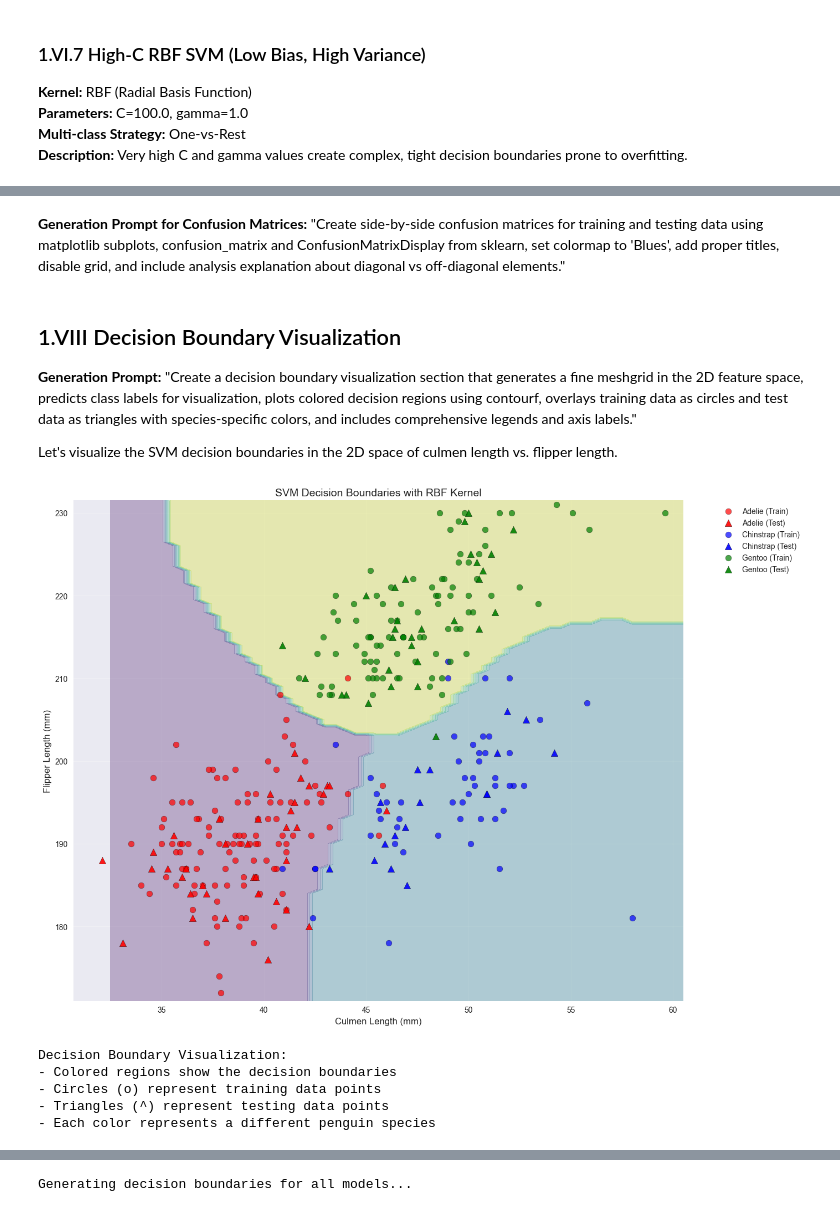
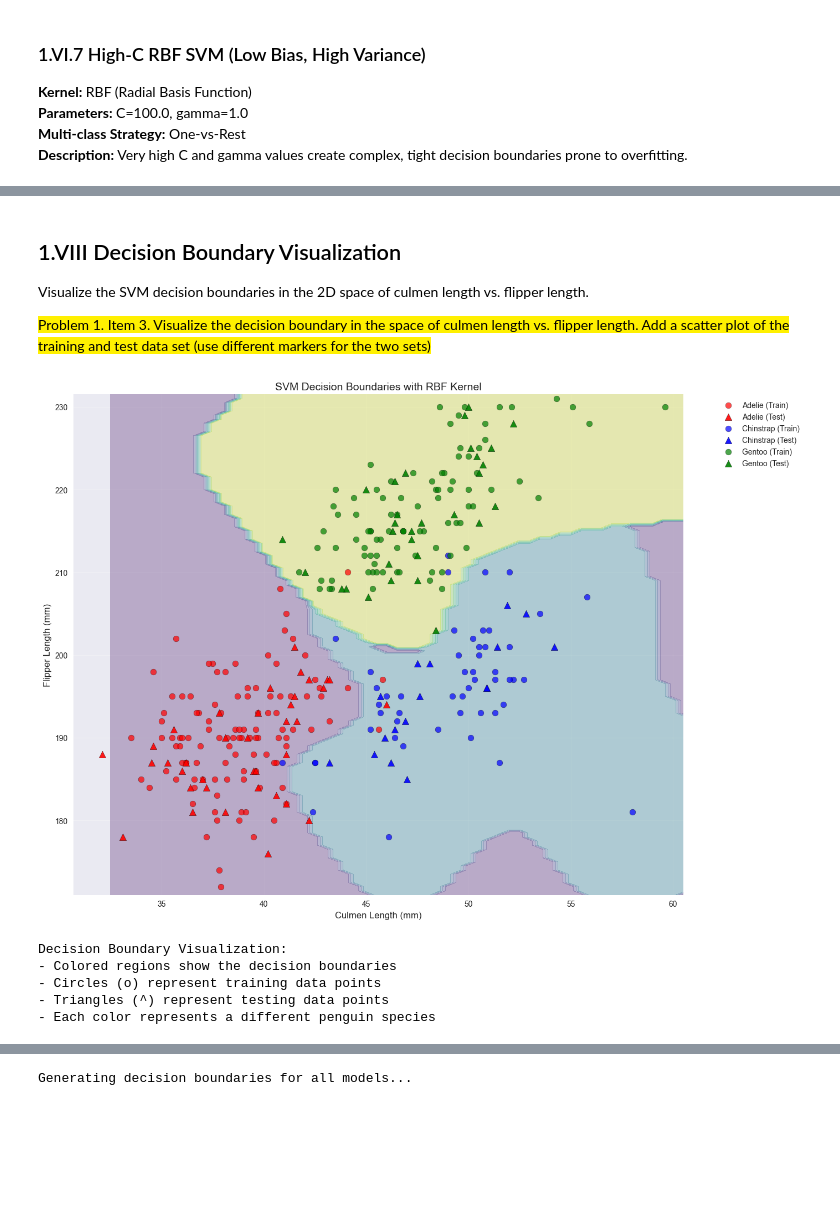
Before and after one commit to jonmaaku/AI221-machine-problems, a Jupyter notebook: mp2/MP2.ipynb, the cells around one changed output, grey strips where cells are left out. Cells and saved outputs as stored; diff of their text form; code cells hidden in the pictures; blank space fills up the shorter version.

```diff
--- a/mp2/MP2.ipynb
+++ b/mp2/MP2.ipynb
@@ -152,13 +152,13 @@ We'll prepare the data for training by selecting the culmen length and flipper l
 # %%
 # Select features: culmen length and flipper length (culmen_length_mm and flipper_length_mm)
-X = df_clean[['culmen_length_mm', 'flipper_length_mm']]
+X = df_clean[[feature_1["access_key"], feature_2["access_key"]]]
 y = df_clean['species']
 
 print("Feature matrix shape:", X.shape)
 print("Target vector shape:", y.shape)
 print("\nFeatures selected:")
-print("- Culmen length (bill_length_mm)")
-print("- Flipper length (flipper_length_mm)")
+print(f"- {feature_1['label']} ({feature_1['access_key']})")
+print(f"- {feature_2['label']} ({feature_2['access_key']})")
 print("\nTarget classes:", y.unique())
 # %% [output]
 Feature matrix shape: (334, 2)
@@ -593,6 +523,6 @@ Let's compare all the models we've trained and identify the best performing one.
 # %%
-# Create comparison table of all models
-import pandas as pd
+# rpompt Create comparison table of all models
+
 
 comparison_data = []
 for model_name, results in model_results.items():
@@ -613,13 +543,24 @@ comparison_df = pd.DataFrame(comparison_data)
 print("=== MODEL COMPARISON TABLE ===")
 print(comparison_df.to_string(index=False))
 
-# Find best model by test accuracy
+# Find the model with the best test accuracy
 best_test_acc = max(model_results.items(), key=lambda x: x[1]['test_accuracy'])
+best_test_acc_models = [name for name, results in model_results.items() if results['test_accuracy'] == best_test_acc[1]['test_accuracy']]
+
+# Find the model with the best test F1-score
 best_test_f1 = max(model_results.items(), key=lambda x: x[1]['test_f1_macro'])
+best_test_f1_models = [name for name, results in model_results.items() if results['test_f1_macro'] == best_test_f1[1]['test_f1_macro']]
 
 print(f"\n=== BEST PERFORMERS ===")
-print(f"Best Test Accuracy: {best_test_acc[0]} ({best_test_acc[1]['test_accuracy']:.4f})")
-print(f"Best Test F1-Score: {best_test_f1[0]} ({best_test_f1[1]['test_f1_macro']:.4f})")
+print(f"Best Test Accuracy: {best_test_acc[1]['test_accuracy']:.4f}")
+print("Models with Best Test Accuracy:")
+for model in best_test_acc_models:
+    print(f"- {model}")
+
+print(f"\nBest Test F1-Score: {best_test_f1[1]['test_f1_macro']:.4f}")
+print("Models with Best Test F1-Score:")
+for model in best_test_f1_models:
+    print(f"- {model}")
 
 # Identify models with good generalization (small accuracy gap)
 print(f"\n=== GENERALIZATION ANALYSIS ===")
@@ -726,19 +665,16 @@ Confusion Matrix Analysis:
 - Diagonal elements represent correct predictions
 - Off-diagonal elements represent misclassifications
 - Training samples: 250, Testing samples: 84
-# %% [markdown]
-**Generation Prompt for Confusion Matrices:**
-"Create side-by-side confusion matrices for training and testing data using matplotlib subplots, confusion_matrix and ConfusionMatrixDisplay from sklearn, set colormap to 'Blues', add proper titles, disable grid, and include analysis explanation about diagonal vs off-diagonal elements."
 # %% [markdown]
 ## 1.VIII Decision Boundary Visualization
 
-**Generation Prompt:** "Create a decision boundary visualization section that generates a fine meshgrid in the 2D feature space, predicts class labels for visualization, plots colored decision regions using contourf, overlays training data as circles and test data as triangles with species-specific colors, and includes comprehensive legends and axis labels."
 
-Let's visualize the SVM decision boundaries in the 2D space of culmen length vs. flipper length.
+Visualize the SVM decision boundaries in the 2D space of culmen length vs. flipper length.
+
+
+<mark style="background-color: #fff000;">Problem 1. Item 3. Visualize the decision boundary in the space of culmen length vs. flipper length. Add a scatter plot of the training and test data set (use different markers for the two sets)</mark>
 # %%
-# Create meshgrid for decision boundary visualization
-
-# Generation Prompt: "Create a function to visualize SVM decision boundaries that generates a meshgrid,
+# Prompt: "Create a function to visualize SVM decision boundaries that generates a meshgrid,
 # predicts class labels for all points in the feature space, plots colored decision regions,
 # overlays training data as circles and test data as triangles with different colors for each
 # penguin species, and includes proper legends and axis labels."
@@ -769,39 +705,39 @@ def plot_decision_boundaries(X_train, X_test, y_train, y_test, model, title="SVM
     # Plot training data
     for i, species in enumerate(['Adelie', 'Chinstrap', 'Gentoo']):
         train_mask = y_train == species
         test_mask = y_test == species
 
-        plt.scatter(X_train.loc[train_mask, 'culmen_length_mm'],
-                   X_train.loc[train_mask, 'flipper_length_mm'],
+        plt.scatter(X_train.loc[train_mask, feature_1["access_key"]],
+                   X_train.loc[train_mask, feature_2["access_key"]],
                    c=['red', 'blue', 'green'][i], marker='o', s=60,
                    label=f'{species} (Train)', alpha=0.7, edgecolors='black')
 
-        plt.scatter(X_test.loc[test_mask, 'culmen_length_mm'],
-                   X_test.loc[test_mask, 'flipper_length_mm'],
+        plt.scatter(X_test.loc[test_mask, feature_1["access_key"]],
+                   X_test.loc[test_mask, feature_2["access_key"]],
                    c=['red', 'blue', 'green'][i], marker='^', s=80,
                    label=f'{species} (Test)', alpha=0.9, edgecolors='black')
 
     plt.xlabel('Culmen Length (mm)', fontsize=12)
     plt.ylabel('Flipper Length (mm)', fontsize=12)
     plt.title(title, fontsize=14)
     plt.legend(bbox_to_anchor=(1.05, 1), loc='upper left')
     plt.grid(True, alpha=0.3)
 
     return plt
 
 # Plot decision boundaries
-plot_decision_boundaries(X_train, X_test, y_train, y_test, svm_pipeline,
+plot_decision_boundaries(X_train, X_test, y_train, y_test, high_c_rbf_svm,
                         "SVM Decision Boundaries with RBF Kernel")
 plt.tight_layout()
 plt.show()
 
 print("Decision Boundary Visualization:")
 print("- Colored regions show the decision boundaries")
 print("- Circles (o) represent training data points")
 print("- Triangles (^) represent testing data points")
 print("- Each color represents a different penguin species")
 # %% [output]
-[figure, old version]
+[figure, new version]
 Decision Boundary Visualization:
 - Colored regions show the decision boundaries
 - Circles (o) represent training data points
```
Also changed, not shown: parts of 82 cells of this notebook.
